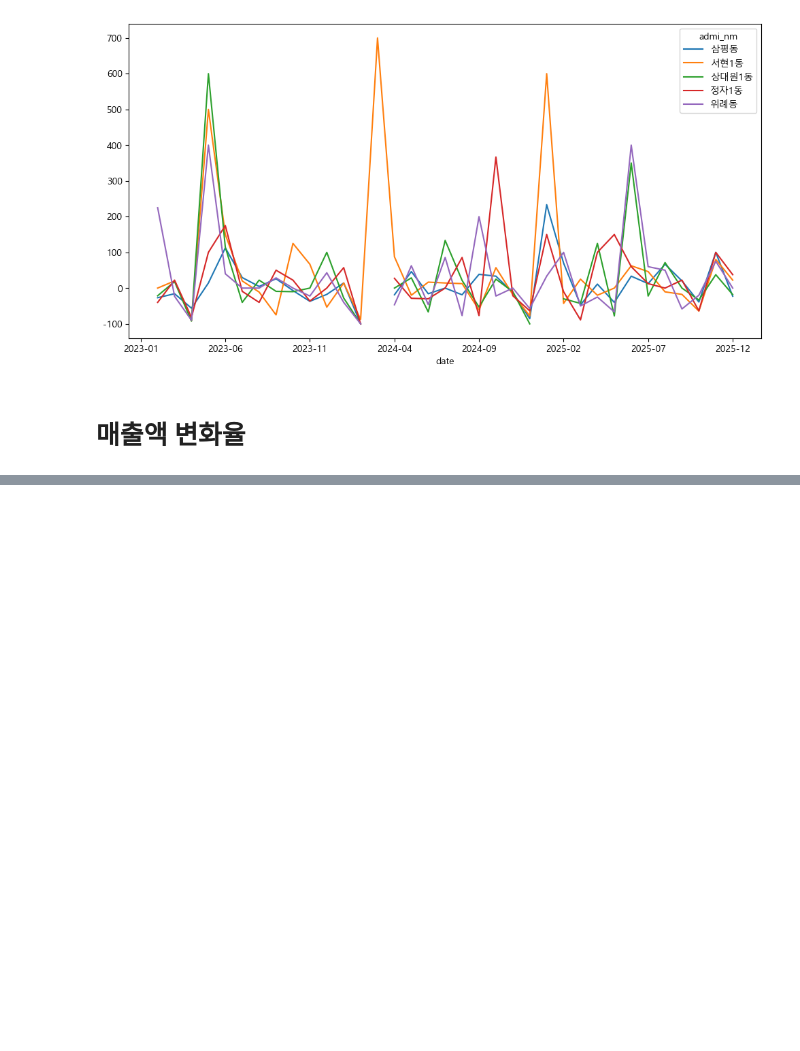
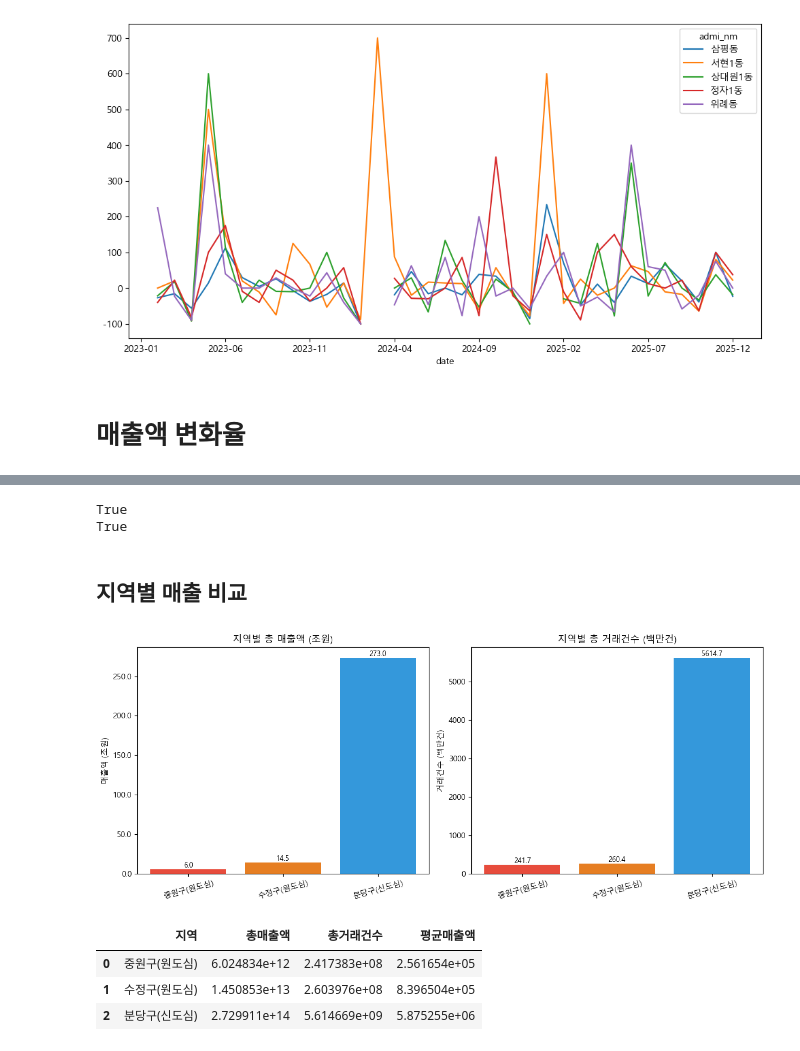
Before and after one commit to bulsajo1/final_project, a Jupyter notebook: eunbi/EDA.ipynb, the cells around one changed output, grey strips where cells are left out. Cells and saved outputs as stored; diff of their text form; code cells hidden in the pictures; blank space fills up the shorter version.

```diff
--- a/eunbi/EDA.ipynb
+++ b/eunbi/EDA.ipynb
@@ -246,0 +225,54 @@ growth_rate[top_dongs].plot(figsize=(12,6))
+# %%
+import os
+print(os.path.exists(f"{file_path}/전처리완료_카드(매출).csv"))
+print(os.path.exists(f"{file_path}/seongnam_dong_master.csv"))
+# %% [output]
+True
+True
+# %% [markdown]
+## 지역별 매출 비교
+# %%
+SALES_PATH = f'{file_path}/전처리완료_카드(매출).csv'
+
+region_map = {'41131': '중원구(원도심)', '41133': '수정구(원도심)', '41135': '분당구(신도심)'}
+
+region_df = con.execute(f"""
+    SELECT
+        CAST(cty_rgn_no AS VARCHAR) AS cty_rgn_no,
+        SUM(amt) AS 총매출액,
+        SUM(cnt) AS 총거래건수,
+        AVG(amt) AS 평균매출액
+    FROM read_csv_auto('{SALES_PATH}', delim=',', header=True)
+    WHERE CAST(cty_rgn_no AS VARCHAR) IN ('41131', '41133', '41135')
+    GROUP BY cty_rgn_no
+    ORDER BY cty_rgn_no
+""").df()
+region_df['지역'] = region_df['cty_rgn_no'].map(region_map)
+
+fig, axes = plt.subplots(1, 2, figsize=(12, 5))
+colors = ['#e74c3c', '#e67e22', '#3498db']
+
+axes[0].bar(region_df['지역'], region_df['총매출액'] / 1e12, color=colors)
+axes[0].set_title('지역별 총 매출액 (조원)')
+axes[0].set_ylabel('매출액 (조원)')
+axes[0].yaxis.set_major_formatter(mticker.FormatStrFormatter('%.1f'))
+
+axes[1].bar(region_df['지역'], region_df['총거래건수'] / 1e6, color=colors)
+axes[1].set_title('지역별 총 거래건수 (백만건)')
+axes[1].set_ylabel('거래건수 (백만건)')
+
+for ax in axes:
+    ax.tick_params(axis='x', rotation=15)
+    for bar in ax.patches:
+        ax.text(bar.get_x() + bar.get_width()/2, bar.get_height() + 0.01,
+                f'{bar.get_height():.1f}', ha='center', va='bottom', fontsize=9)
+
+plt.tight_layout()
+plt.show()
+display(region_df[['지역', '총매출액', '총거래건수', '평균매출액']])
+# %% [output]
+[figure, added]
+|  | 지역 | 총매출액 | 총거래건수 | 평균매출액 |
+| 0 | 중원구(원도심) | 6.024834e+12 | 2.417383e+08 | 2.561654e+05 |
+| 1 | 수정구(원도심) | 1.450853e+13 | 2.603976e+08 | 8.396504e+05 |
+| 2 | 분당구(신도심) | 2.729911e+14 | 5.614669e+09 | 5.875255e+06 |
```
Also changed, not shown: parts of 15 cells of this notebook.
